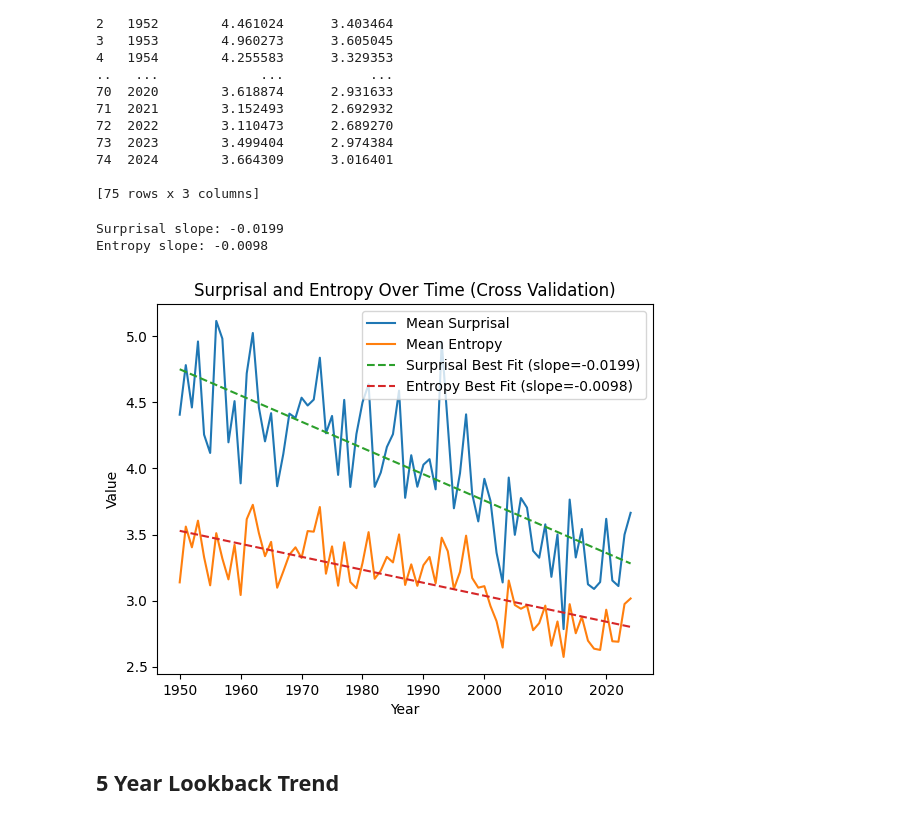
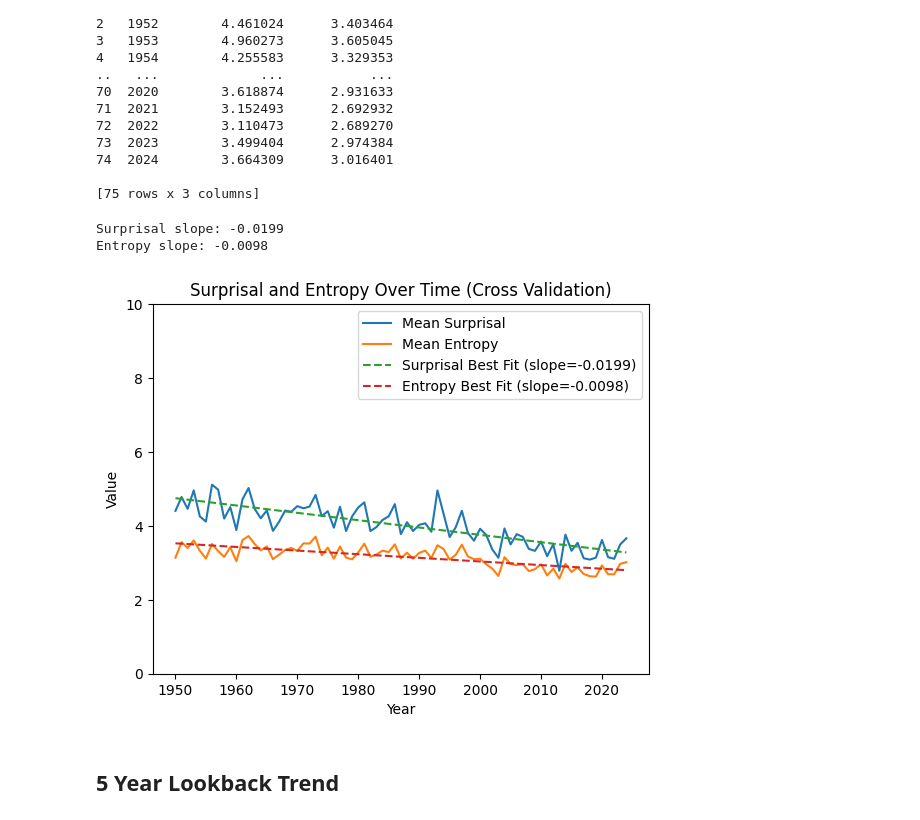
Before and after one commit to martiinsssssss/IDyOM_TimeMachine, a Jupyter notebook: IDyOM_TimeMachine.ipynb, the cells around one changed output. Saved outputs shown, nothing was run; the diff lists cells and outputs as text; code cells hidden in the pictures.

Commit message:
updated charts

```diff
--- a/IDyOM_TimeMachine.ipynb
+++ b/IDyOM_TimeMachine.ipynb
@@ -189,33 +189,35 @@ print(cross_val_yearly_avg)
 # %%
 best_fit_slopes = []
 # %%
+
 plt.figure()
 
 plt.plot(cross_val_yearly_avg["year"], cross_val_yearly_avg["mean_surprisal"], label="Mean Surprisal")
 plt.plot(cross_val_yearly_avg["year"], cross_val_yearly_avg["mean_entropy"], label="Mean Entropy")
 
 years = cross_val_yearly_avg["year"]
 
 for col, label in [("mean_surprisal", "Surprisal"), ("mean_entropy", "Entropy")]:
     coeffs = np.polyfit(years, cross_val_yearly_avg[col], deg=1)
     slope, intercept = coeffs
     best_fit = np.poly1d(coeffs)(years)
 
     plt.plot(years, best_fit, linestyle="--", label=f"{label} Best Fit (slope={slope:.4f})")
     best_fit_slopes.append({f"cross_val_{label}":slope})
     print(f"{label} slope: {slope:.4f}")
 
 
 plt.xlabel("Year")
 plt.ylabel("Value")
+plt.ylim(0,10)
 plt.title("Surprisal and Entropy Over Time (Cross Validation)")
 plt.legend()
 
 plt.show()
 # %% [output]
 Surprisal slope: -0.0199
 Entropy slope: -0.0098
-[figure, old version]
+[figure, new version]
 # %% [markdown]
 ## 5 Year Lookback Trend
 # %%
```
Also changed, not shown: parts of 2 cells of this notebook, 3 other files.
